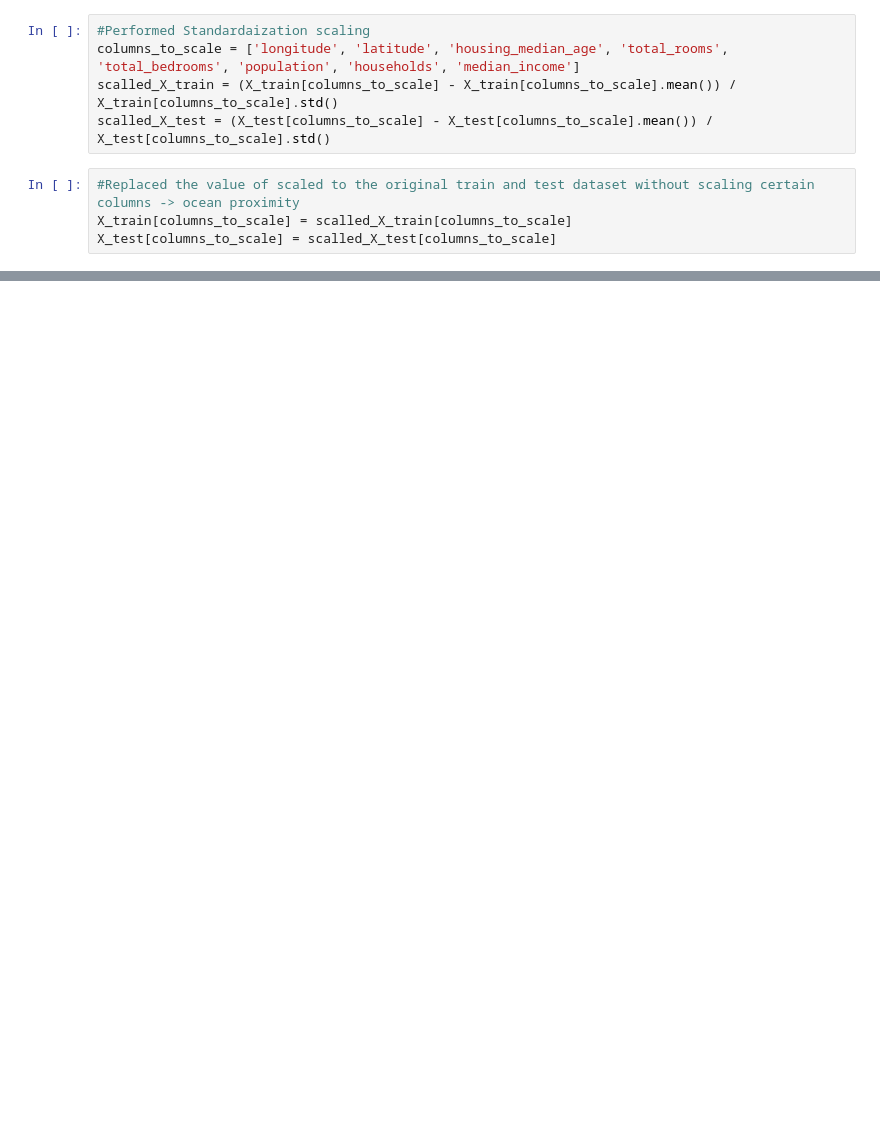
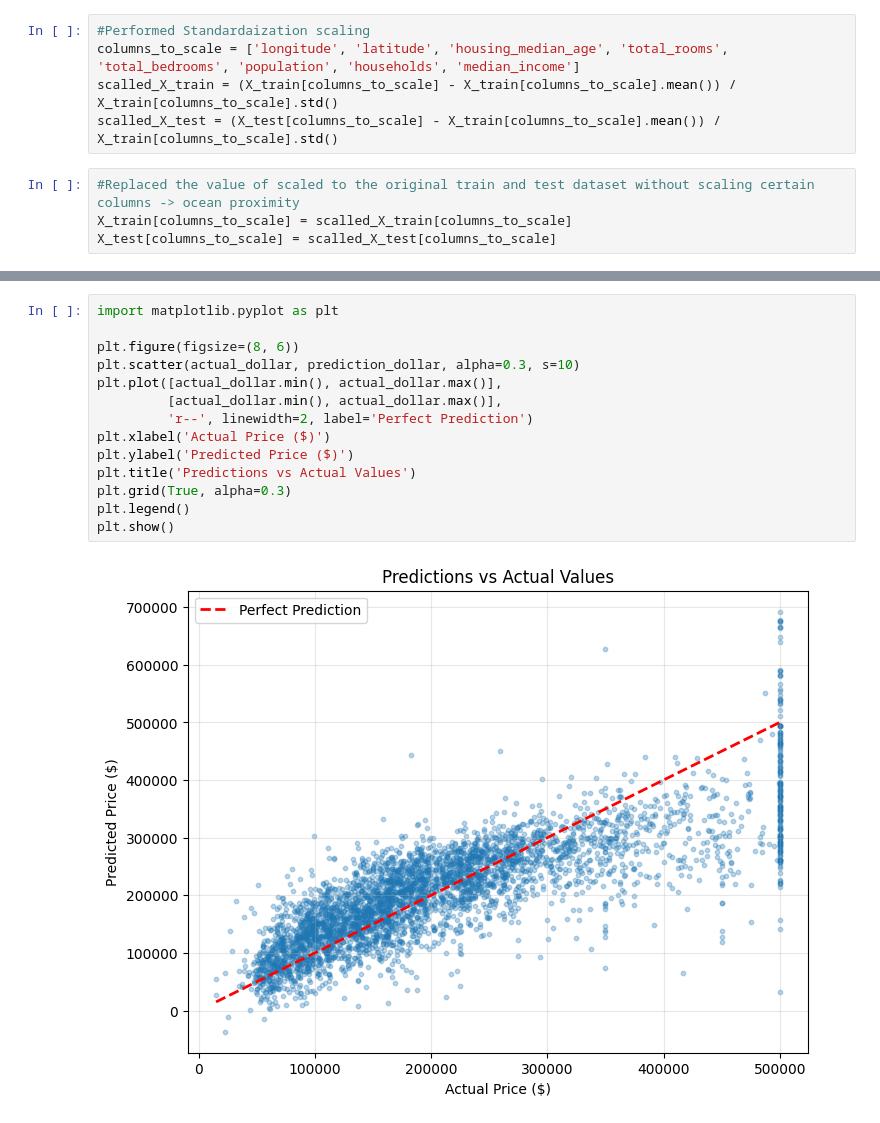
Before and after one commit to FeralSatyam/House-Price-Prediction-Using-Linear-Regression, a Jupyter notebook: house-price-pred.ipynb, the cells around one changed output, grey strips where cells are left out. Cells and saved outputs as stored; diff of their text form; blank space fills up the shorter version.

```diff
--- a/house-price-pred.ipynb
+++ b/house-price-pred.ipynb
@@ -120,7 +125,7 @@ y_test = y.drop(X_train.index)
 #Performed Standardaization scaling
 columns_to_scale = ['longitude', 'latitude', 'housing_median_age', 'total_rooms', 'total_bedrooms', 'population', 'households', 'median_income']
 scalled_X_train = (X_train[columns_to_scale] - X_train[columns_to_scale].mean()) / X_train[columns_to_scale].std()
-scalled_X_test = (X_test[columns_to_scale] - X_test[columns_to_scale].mean()) / X_test[columns_to_scale].std()
+scalled_X_test = (X_test[columns_to_scale] - X_train[columns_to_scale].mean()) / X_train[columns_to_scale].std()
 # %%
 #Replaced the value of scaled to the original train and test dataset without scaling certain columns -> ocean proximity
 X_train[columns_to_scale] = scalled_X_train[columns_to_scale]
@@ -127,0 +219,16 @@ X_test[columns_to_scale] = scalled_X_test[columns_to_scale]
+# %%
+import matplotlib.pyplot as plt
+
+plt.figure(figsize=(8, 6))
+plt.scatter(actual_dollar, prediction_dollar, alpha=0.3, s=10)
+plt.plot([actual_dollar.min(), actual_dollar.max()],
+         [actual_dollar.min(), actual_dollar.max()],
+         'r--', linewidth=2, label='Perfect Prediction')
+plt.xlabel('Actual Price ($)')
+plt.ylabel('Predicted Price ($)')
+plt.title('Predictions vs Actual Values')
+plt.grid(True, alpha=0.3)
+plt.legend()
+plt.show()
+# %% [output]
+[figure, added]
```
Also changed, not shown: parts of 8 cells of this notebook.
